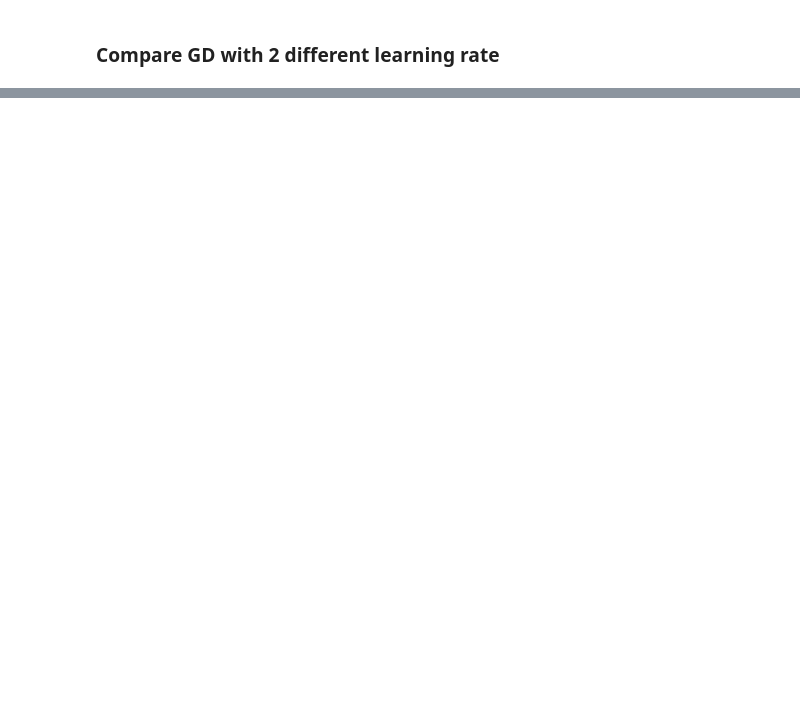
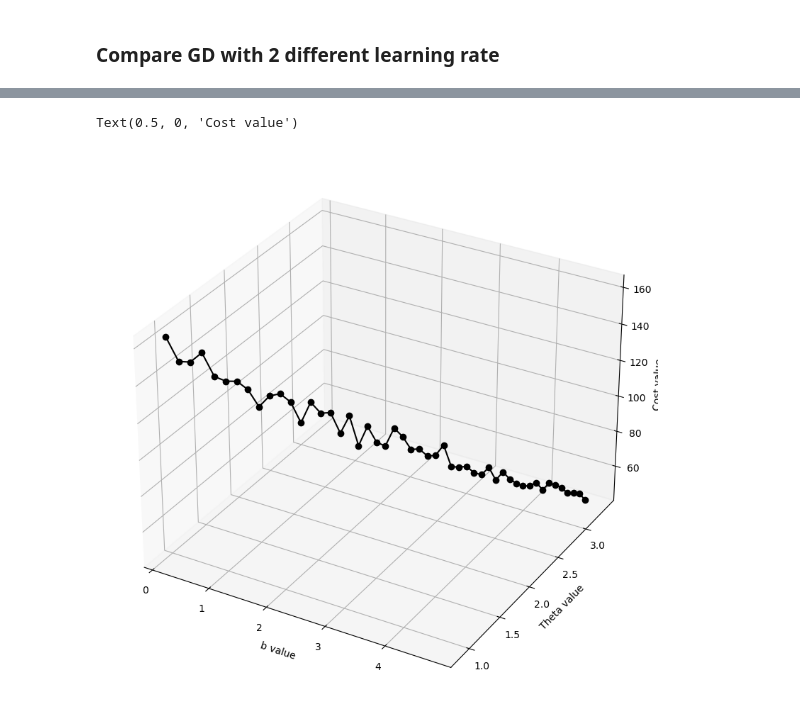
Before and after one commit to karamih/Gradient_Descent, a Jupyter notebook: Gradient Descent .ipynb, the cells around one changed output, grey strips where cells are left out. Saved outputs shown, nothing was run; the diff lists cells and outputs as text; code cells hidden in the pictures; blank space fills up the shorter version.

```diff
--- a/Gradient Descent .ipynb
+++ b/Gradient Descent .ipynb
@@ -225,0 +291,11 @@ Text(0.5, 0, 'Cost value')
+# %%
+fig = plt.figure(figsize=(10, 10))
+ax = fig.add_subplot(111, projection='3d')
+ax.plot(gd_b_iterations_df['b'], gd_b_iterations_df['theta'], gd_b_iterations_df['cost'], c='k', marker='o')
+
+ax.set_xlabel('b value')
+ax.set_ylabel('Theta value')
+ax.set_zlabel('Cost value')
+# %% [output]
+Text(0.5, 0, 'Cost value')
+[figure, added]
```
Also changed, not shown: parts of 27 cells of this notebook.
